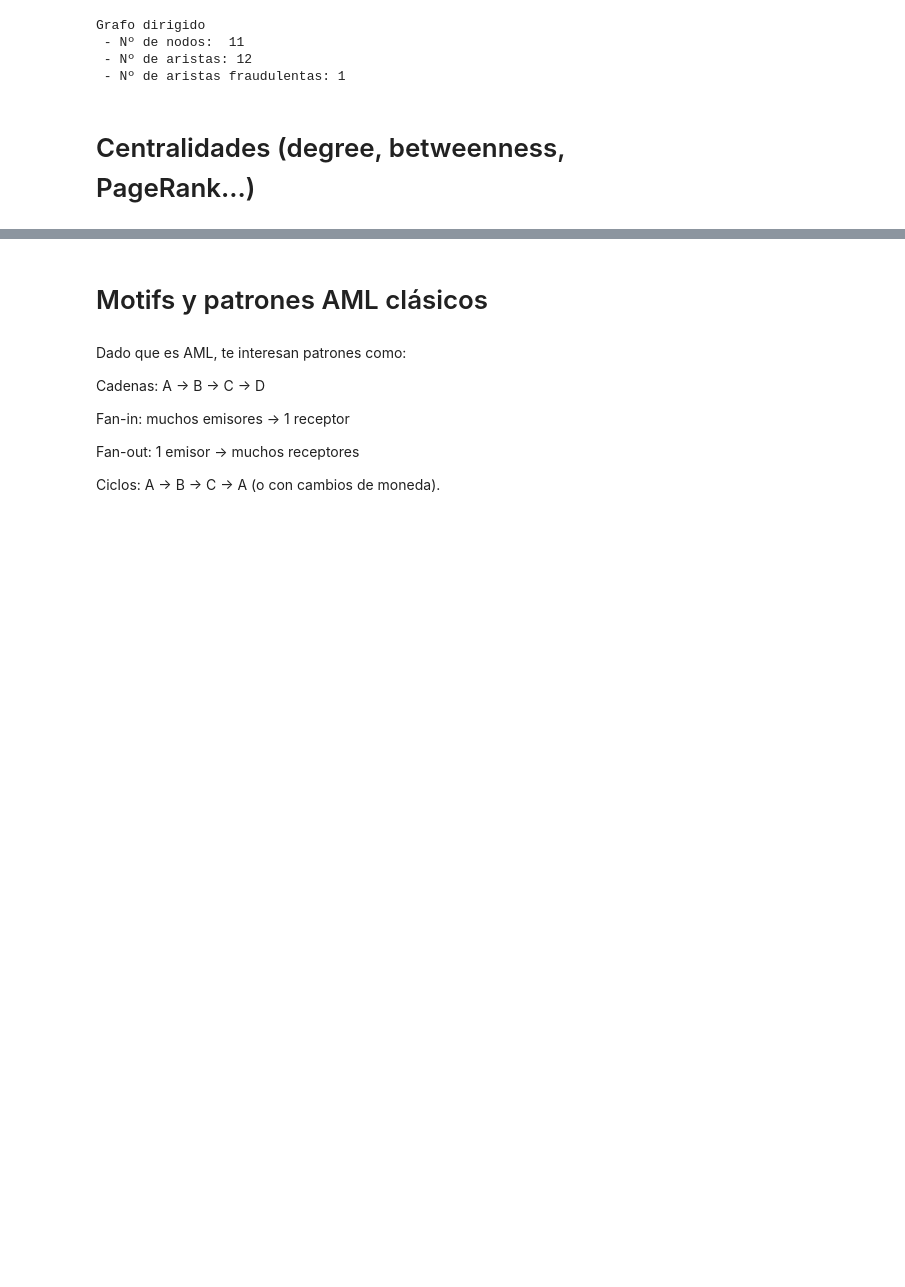
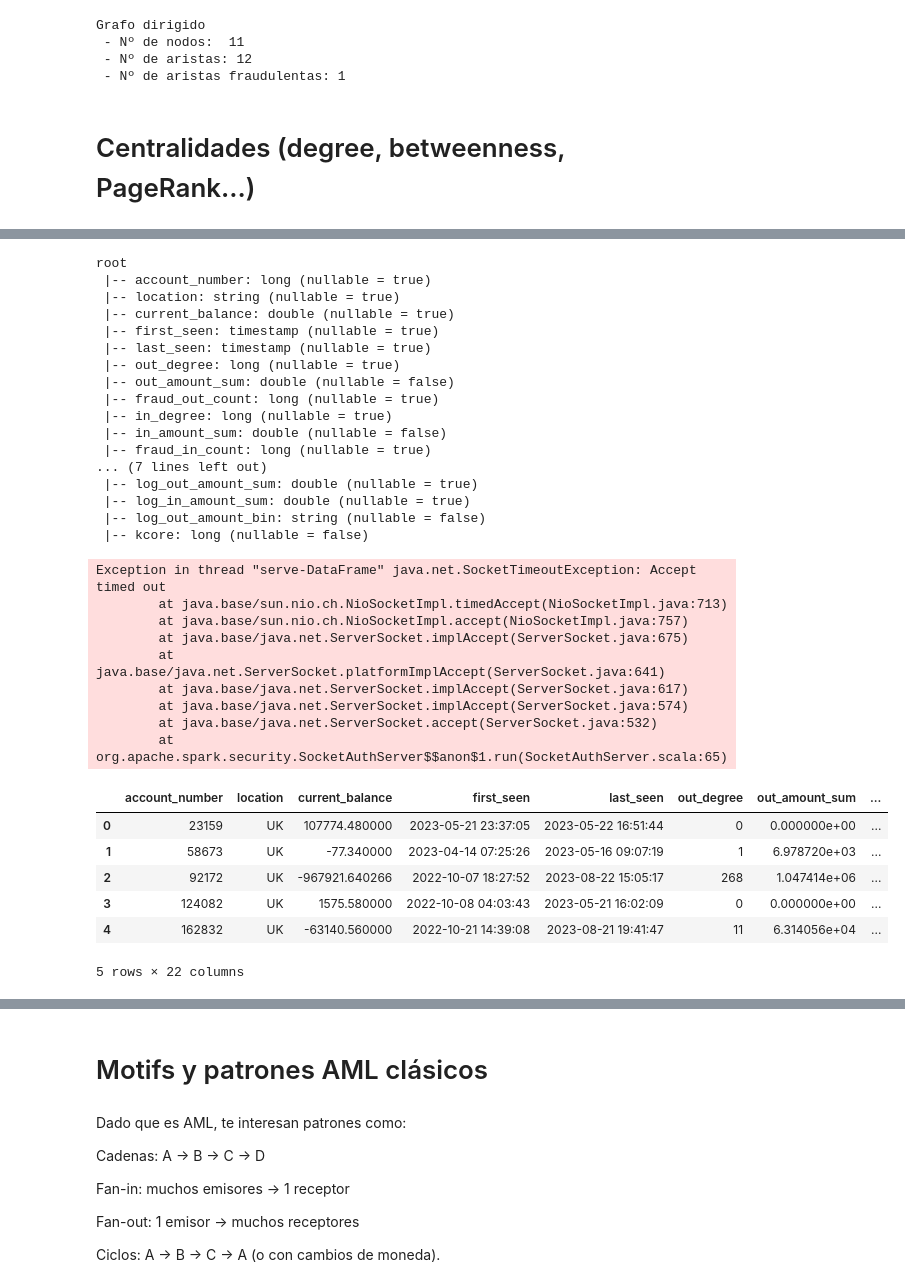
Before and after one commit to IngElecPuc/KaggleChallenges, a Jupyter notebook: Anti Money Laundering Transaction Data/EDA Topológico.ipynb, the cells around one changed output, grey strips where cells are left out. Saved outputs shown, nothing was run; the diff lists cells and outputs as text; code cells hidden in the pictures; blank space fills up the shorter version.

```diff
--- a/Anti Money Laundering Transaction Data/EDA Topológico.ipynb
+++ b/Anti Money Laundering Transaction Data/EDA Topológico.ipynb
@@ -1644,0 +1795,47 @@ Grafo dirigido
+# %%
+node_metrics_with_kcore = (
+    node_metrics_df
+    .join(df_kcore, on="account_number", how="left")
+)
+
+# Si hubiera algún nodo sin kcore (no debería, pero por si acaso):
+node_metrics_with_kcore = node_metrics_with_kcore.fillna({"kcore": 0})
+
+node_metrics_with_kcore.printSchema()
+node_metrics_with_kcore_pdf = node_metrics_with_kcore.limit(5).toPandas()
+
+node_metrics_with_kcore_pdf
+# %% [output]
+root
+ |-- account_number: long (nullable = true)
+ |-- location: string (nullable = true)
+ |-- current_balance: double (nullable = true)
+ |-- first_seen: timestamp (nullable = true)
+ |-- last_seen: timestamp (nullable = true)
+ |-- out_degree: long (nullable = true)
+ |-- out_amount_sum: double (nullable = false)
+ |-- fraud_out_count: long (nullable = true)
+ |-- in_degree: long (nullable = true)
+ |-- in_amount_sum: double (nullable = false)
+ |-- fraud_in_count: long (nullable = true)
+... (7 lines left out)
+ |-- log_out_amount_sum: double (nullable = true)
+ |-- log_in_amount_sum: double (nullable = true)
+ |-- log_out_amount_bin: string (nullable = false)
+ |-- kcore: long (nullable = false)
+Exception in thread "serve-DataFrame" java.net.SocketTimeoutException: Accept timed out
+        at java.base/sun.nio.ch.NioSocketImpl.timedAccept(NioSocketImpl.java:713)
+        at java.base/sun.nio.ch.NioSocketImpl.accept(NioSocketImpl.java:757)
+        at java.base/java.net.ServerSocket.implAccept(ServerSocket.java:675)
+        at java.base/java.net.ServerSocket.platformImplAccept(ServerSocket.java:641)
+        at java.base/java.net.ServerSocket.implAccept(ServerSocket.java:617)
+        at java.base/java.net.ServerSocket.implAccept(ServerSocket.java:574)
+        at java.base/java.net.ServerSocket.accept(ServerSocket.java:532)
+        at org.apache.spark.security.SocketAuthServer$$anon$1.run(SocketAuthServer.scala:65)
+|  | account_number | location | current_balance | first_seen | last_seen | out_degree | out_amount_sum | ... |
+| 0 | 23159 | UK | 107774.480000 | 2023-05-21 23:37:05 | 2023-05-22 16:51:44 | 0 | 0.000000e+00 | ... |
+| 1 | 58673 | UK | -77.340000 | 2023-04-14 07:25:26 | 2023-05-16 09:07:19 | 1 | 6.978720e+03 | ... |
+| 2 | 92172 | UK | -967921.640266 | 2022-10-07 18:27:52 | 2023-08-22 15:05:17 | 268 | 1.047414e+06 | ... |
+| 3 | 124082 | UK | 1575.580000 | 2022-10-08 04:03:43 | 2023-05-21 16:02:09 | 0 | 0.000000e+00 | ... |
+| 4 | 162832 | UK | -63140.560000 | 2022-10-21 14:39:08 | 2023-08-21 19:41:47 | 11 | 6.314056e+04 | ... |
+5 rows × 22 columns
```
Also changed, not shown: parts of 31 cells of this notebook, 1 other file.
